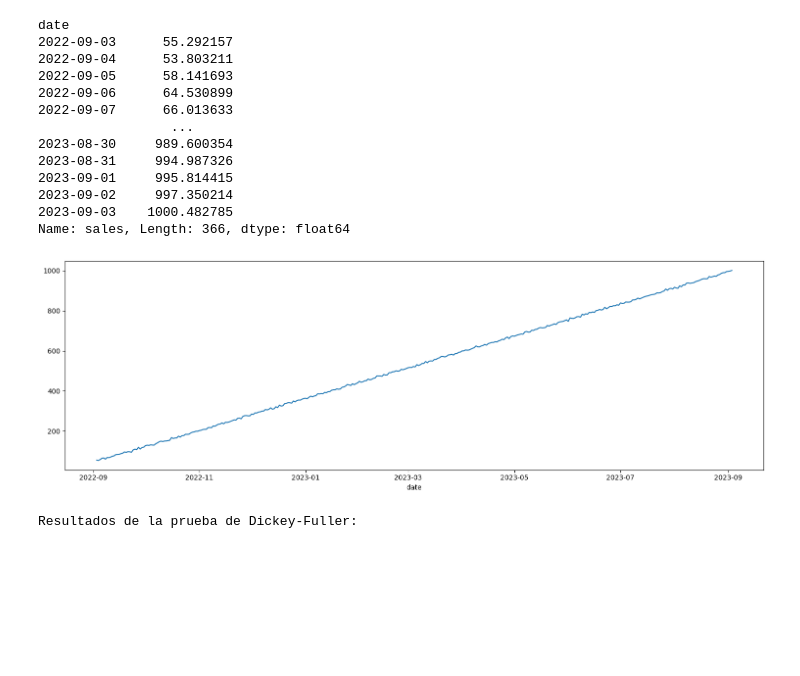
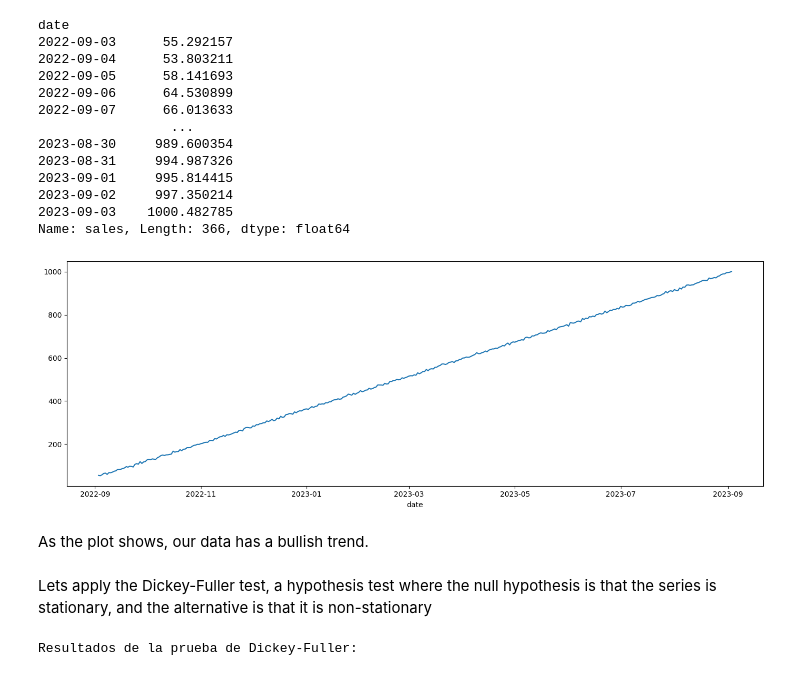
Before and after one commit to Elisag28/series-de-tiempo, a Jupyter notebook: src/explore.ipynb, the cells around one changed output. Saved outputs shown, nothing was run; the diff lists cells and outputs as text; code cells hidden in the pictures; blank space fills up the shorter version.

```diff
--- a/src/explore.ipynb
+++ b/src/explore.ipynb
@@ -81,11 +82,15 @@ date
 2023-09-03    1000.482785
 Name: sales, Length: 366, dtype: float64
 # %%
-ts_sales.plot(figsize=(15,5))
+ts_sales.plot(figsize=(14,5))
 plt.tight_layout()
 plt.show()
 # %% [output]
-[figure, old version]
+[figure, new version]
+# %% [markdown]
+As the plot shows, our data has a bullish trend.
+# %% [markdown]
+Lets apply the Dickey-Fuller test, a hypothesis test where the null hypothesis is that the series is stationary, and the alternative is that it is non-stationary
 # %%
 def test_stationarity(timeseries):
     print("Resultados de la prueba de Dickey-Fuller:")
```
Also changed, not shown: parts of 17 cells of this notebook, 1 other file.
